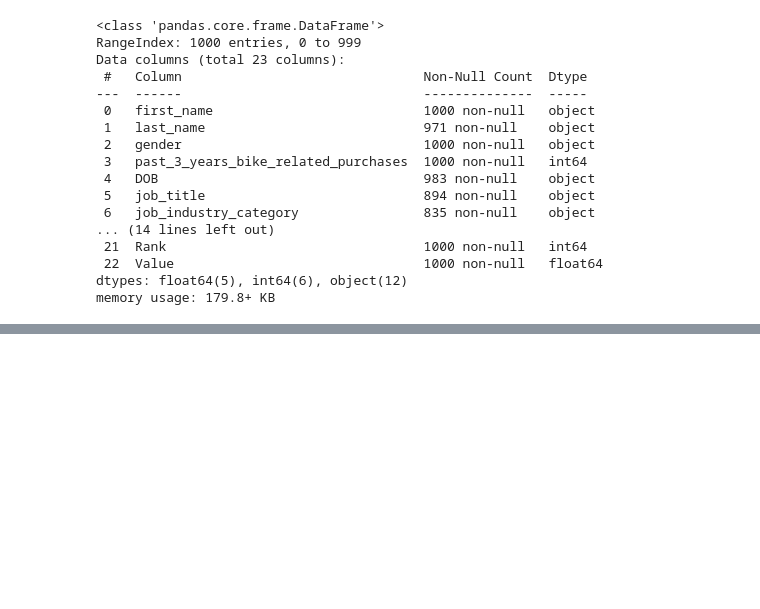
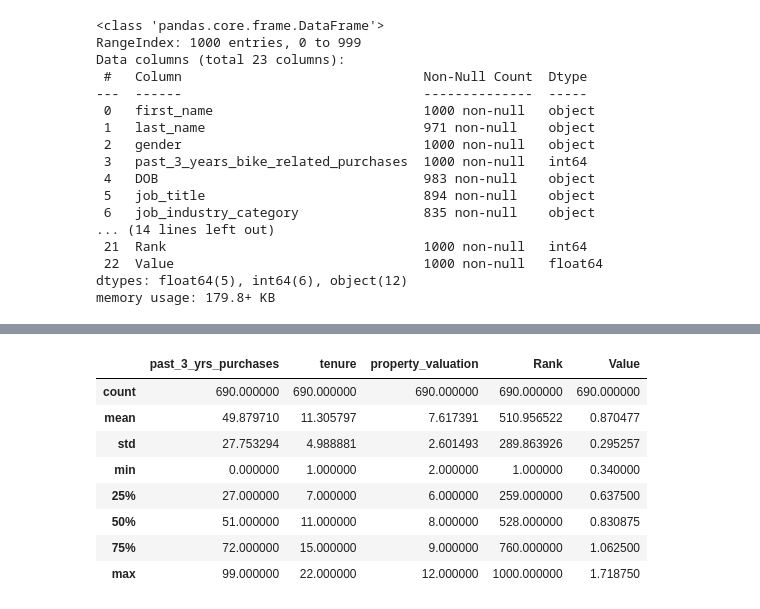
Before and after one commit to AhmAnwar/data-quality-KPMG-VE-forage, a Jupyter notebook: kpmg-ve-data-quality.ipynb, the cells around one changed output, grey strips where cells are left out. Cells and saved outputs as stored; diff of their text form; code cells hidden in the pictures; blank space fills up the shorter version.

```diff
--- a/kpmg-ve-data-quality.ipynb
+++ b/kpmg-ve-data-quality.ipynb
@@ -293,0 +502,12 @@ memory usage: 179.8+ KB
+# %%
+df_NewCustomerList.select_dtypes(include= 'number').drop(columns= 'postcode').describe()
+# %% [output]
+|  | past_3_yrs_purchases | tenure | property_valuation | Rank | Value |
+| count | 690.000000 | 690.000000 | 690.000000 | 690.000000 | 690.000000 |
+| mean | 49.879710 | 11.305797 | 7.617391 | 510.956522 | 0.870477 |
+| std | 27.753294 | 4.988881 | 2.601493 | 289.863926 | 0.295257 |
+| min | 0.000000 | 1.000000 | 2.000000 | 1.000000 | 0.340000 |
+| 25% | 27.000000 | 7.000000 | 6.000000 | 259.000000 | 0.637500 |
+| 50% | 51.000000 | 11.000000 | 8.000000 | 528.000000 | 0.830875 |
+| 75% | 72.000000 | 15.000000 | 9.000000 | 760.000000 | 1.062500 |
+| max | 99.000000 | 22.000000 | 12.000000 | 1000.000000 | 1.718750 |
```
Also changed, not shown: parts of 17 cells of this notebook.
